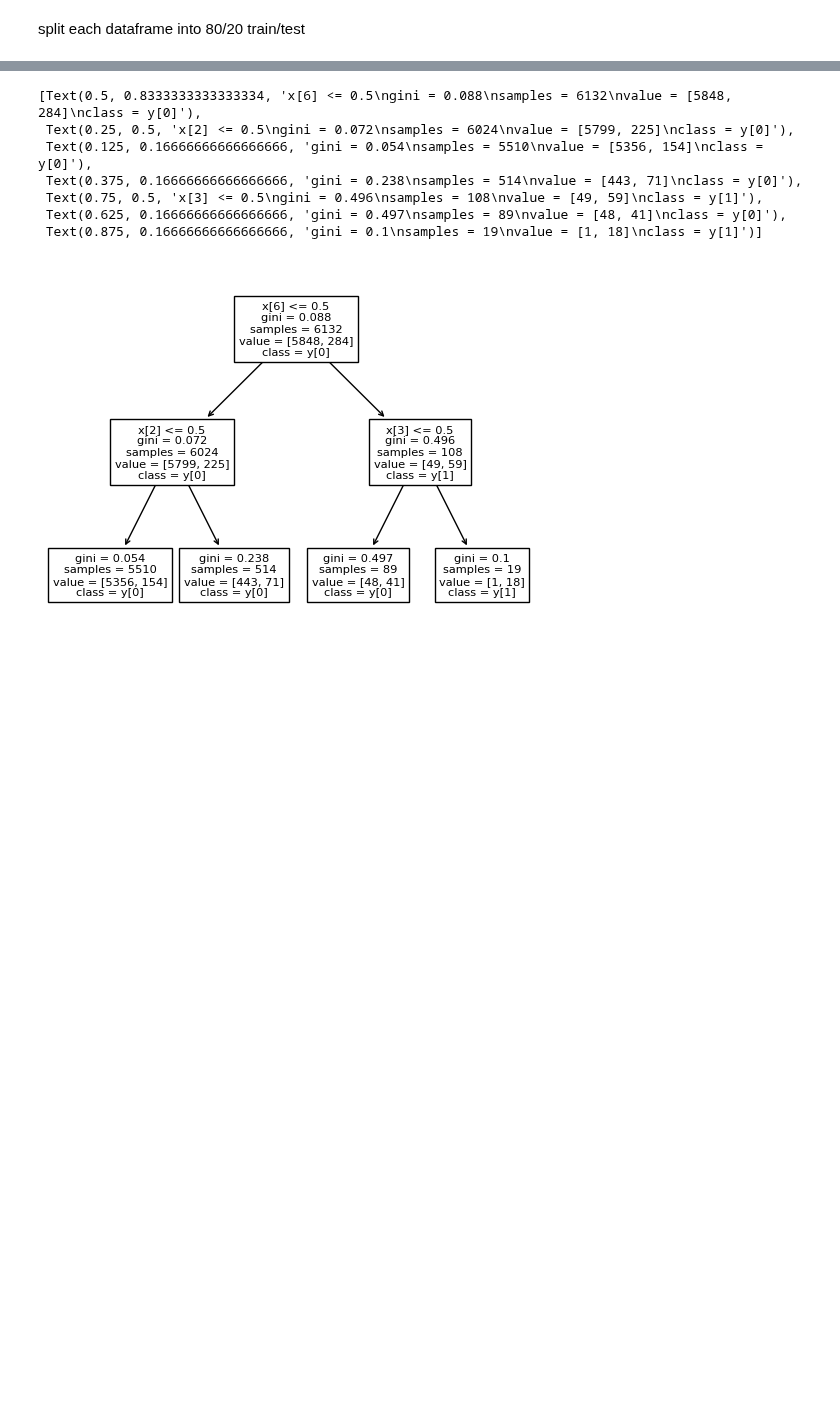
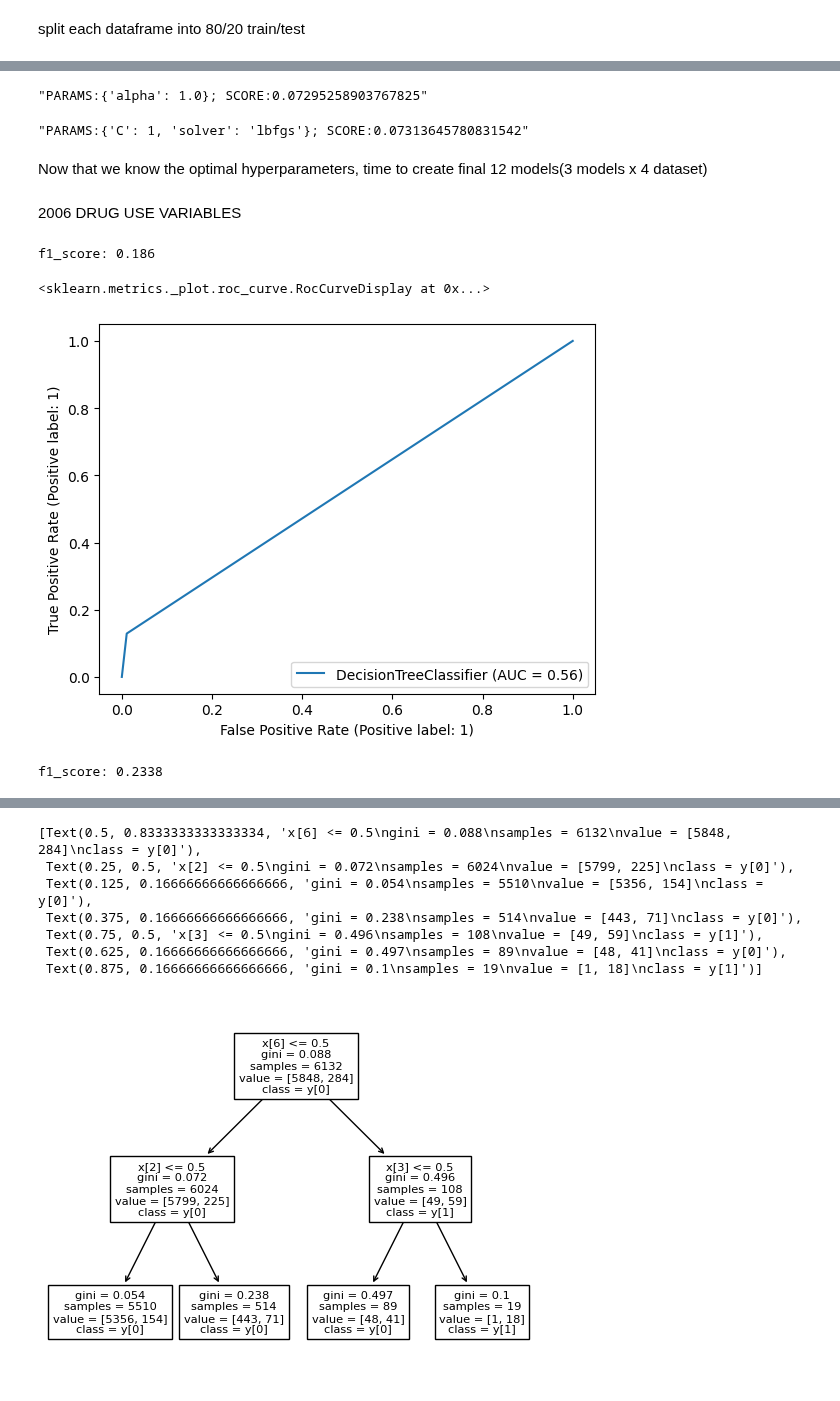
Before and after one commit to HotelTango314/dsa5900, a Jupyter notebook: NSDUH_Explore.ipynb, the cells around one changed output, grey strips where cells are left out. Saved outputs shown, nothing was run; the diff lists cells and outputs as text; code cells hidden in the pictures; blank space fills up the shorter version.

Commit message:
completed making models

```diff
--- a/NSDUH_Explore.ipynb
+++ b/NSDUH_Explore.ipynb
@@ -773,0 +823,5 @@ array([[1469,    2],
+# %%
+#2006 drug use decision tree optimal hyperparameters
+tree_hpt.fit(du_six_trainX,du_six_trainy)
+#tree_hpt.cv_results_['params'][list(np.where(tree_hpt.cv_results_['rank_test_score']==1)[0])[0]]
+bigpic(tree_hpt)
@@ -773,0 +830,4 @@ array([[1469,    2],
+# %%
+#2006 drug use bayes optimal hyperparameters
+bayes_hpt.fit(du_six_trainX,du_six_trainy)
+bigpic(bayes_hpt)
@@ -773,0 +836,4 @@ array([[1469,    2],
+# %%
+#2006 drug use logit optimal hyperparameters
+logit_hpt.fit(du_six_trainX,du_six_trainy)
+bigpic(logit_hpt)
@@ -773,0 +885,39 @@ array([[1469,    2],
+# %%
+#2021 demographics bayes hyperparameters
+bayes_hpt.fit(dm_tw1_trainX,dm_tw1_trainy)
+bigpic(bayes_hpt)
+# %% [output]
+"PARAMS:{'alpha': 1.0}; SCORE:0.07295258903767825"
+# %%
+#2021 demographics logit hyperparameters
+logit_hpt.fit(dm_tw1_trainX,dm_tw1_trainy)
+bigpic(logit_hpt)
+# %% [output]
+"PARAMS:{'C': 1, 'solver': 'lbfgs'}; SCORE:0.07313645780831542"
+# %% [markdown]
+Now that we know the optimal hyperparameters, time to create final 12 models(3 models x 4 dataset)
+# %% [markdown]
+2006 DRUG USE VARIABLES
+# %%
+#2006 Drug Use dtree
+du_six_tree_final = tree.DecisionTreeClassifier(criterion='gini',max_depth=1,max_features=None)
+du_six_tree_final.fit(du_six_trainX,du_six_trainy)
+du_six_tree_predy = du_six_tree_final.predict(du_six_testX)
+du_six_tree_f1 = f1_score(du_six_testy,du_six_tree_predy)
+print(f"f1_score: {np.round(du_six_tree_f1,4)}")
+# %% [output]
+f1_score: 0.186
+# %%
+RocCurveDisplay.from_estimator(du_six_tree_final,du_six_testX,du_six_testy)
+# %% [output]
+<sklearn.metrics._plot.roc_curve.RocCurveDisplay at 0x...>
+[figure, added]
+# %%
+#2006 Drug Use Bayes
+du_six_bayes_final = MultinomialNB(force_alpha = True,alpha=0)
+du_six_bayes_final.fit(du_six_trainX,du_six_trainy)
+du_six_bayes_predy = du_six_bayes_final.predict(du_six_testX)
+du_six_bayes_f1 = f1_score(du_six_testy,du_six_bayes_predy)
+print(f"f1_score: {np.round(du_six_bayes_f1,4)}")
+# %% [output]
+f1_score: 0.2338
```
Also changed, not shown: parts of 49 cells of this notebook.
